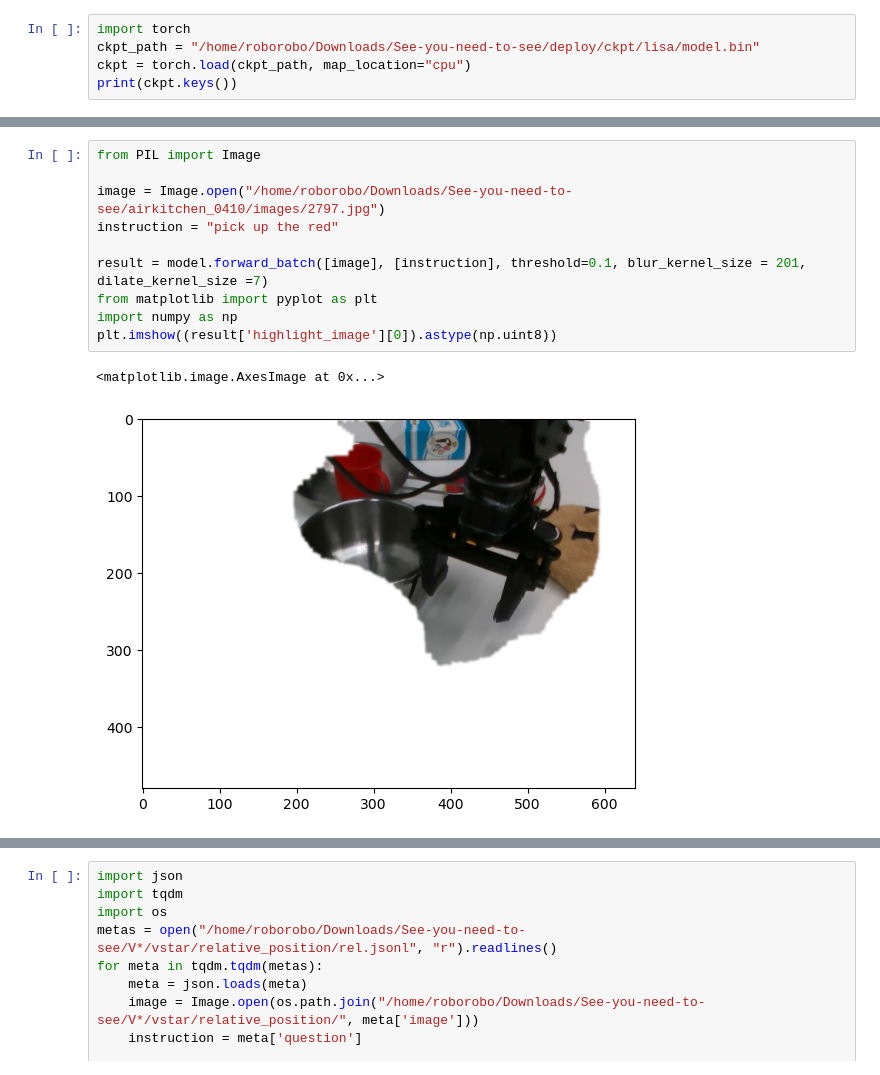
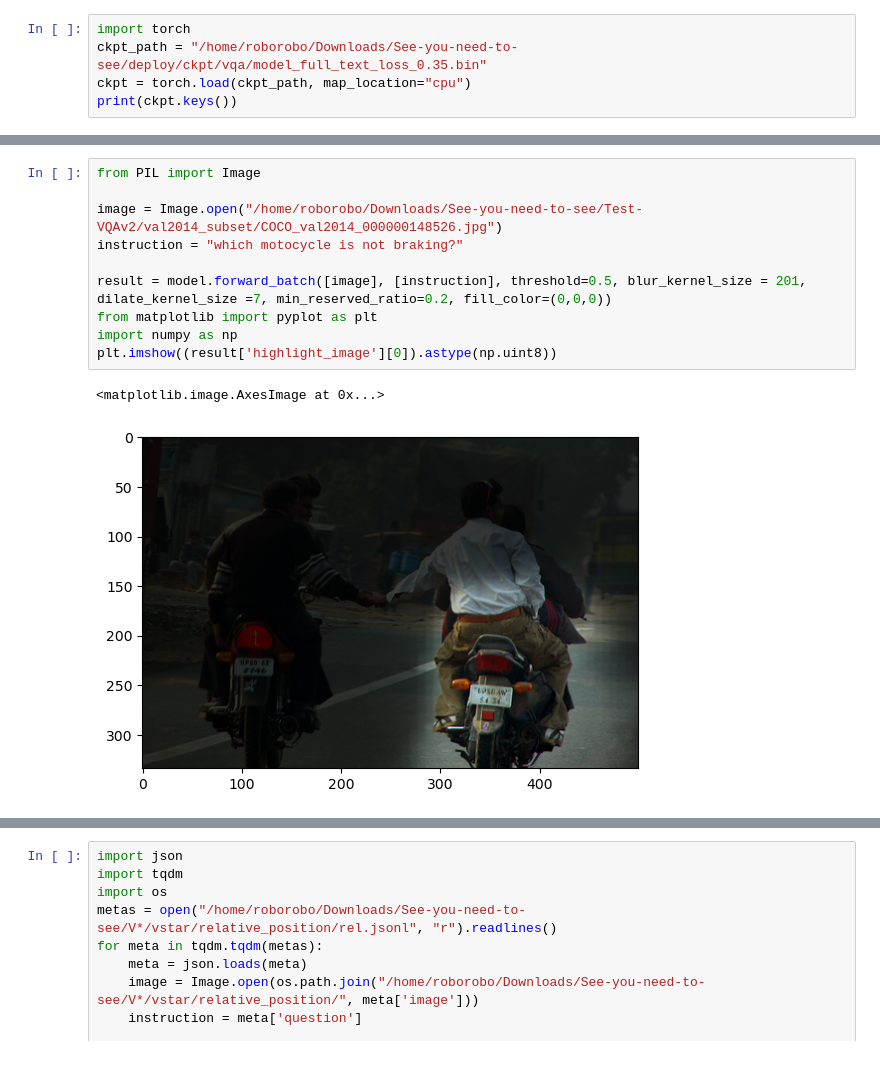
Before and after one commit to 2toinf/IVM, a Jupyter notebook: demo.ipynb, the cells around one changed output, grey strips where cells are left out. Cells and saved outputs as stored; diff of their text form.

```diff
--- a/demo.ipynb
+++ b/demo.ipynb
@@ -1,6 +1,6 @@
 # %%
 import torch
-ckpt_path = "/home/roborobo/Downloads/See-you-need-to-see/deploy/ckpt/lisa/model.bin"
+ckpt_path = "/home/roborobo/Downloads/See-you-need-to-see/deploy/ckpt/vqa/model_full_text_loss_0.35.bin"
 ckpt = torch.load(ckpt_path, map_location="cpu")
 print(ckpt.keys())
 # %% [output]
@@ -21,14 +21,14 @@ _IncompatibleKeys(missing_keys=['image_encoder.pos_embed', 'image_encoder.patch_
 # %%
 from PIL import Image
 
-image = Image.open("/home/roborobo/Downloads/See-you-need-to-see/airkitchen_0410/images/2797.jpg")
-instruction = "pick up the red"
+image = Image.open("/home/roborobo/Downloads/See-you-need-to-see/Test-VQAv2/val2014_subset/COCO_val2014_000000148526.jpg")
+instruction = "which motocycle is not braking?"
 
-result = model.forward_batch([image], [instruction], threshold=0.1, blur_kernel_size = 201, dilate_kernel_size =7)
+result = model.forward_batch([image], [instruction], threshold=0.5, blur_kernel_size = 201, dilate_kernel_size =7, min_reserved_ratio=0.2, fill_color=(0,0,0))
 from matplotlib import pyplot as plt
 import numpy as np
 plt.imshow((result['highlight_image'][0]).astype(np.uint8))
 # %% [output]
 <matplotlib.image.AxesImage at 0x...>
-[figure, old version]
+[figure, new version]
 # %%
```
Also changed, not shown: parts of 3 cells of this notebook, 1 other file.
